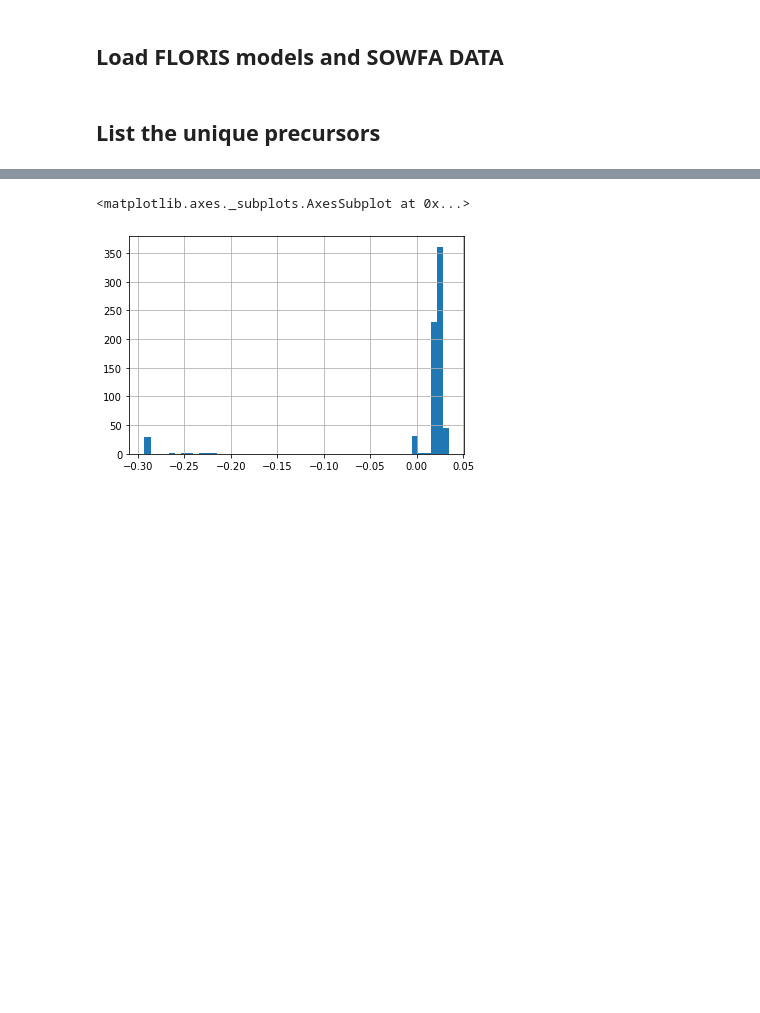
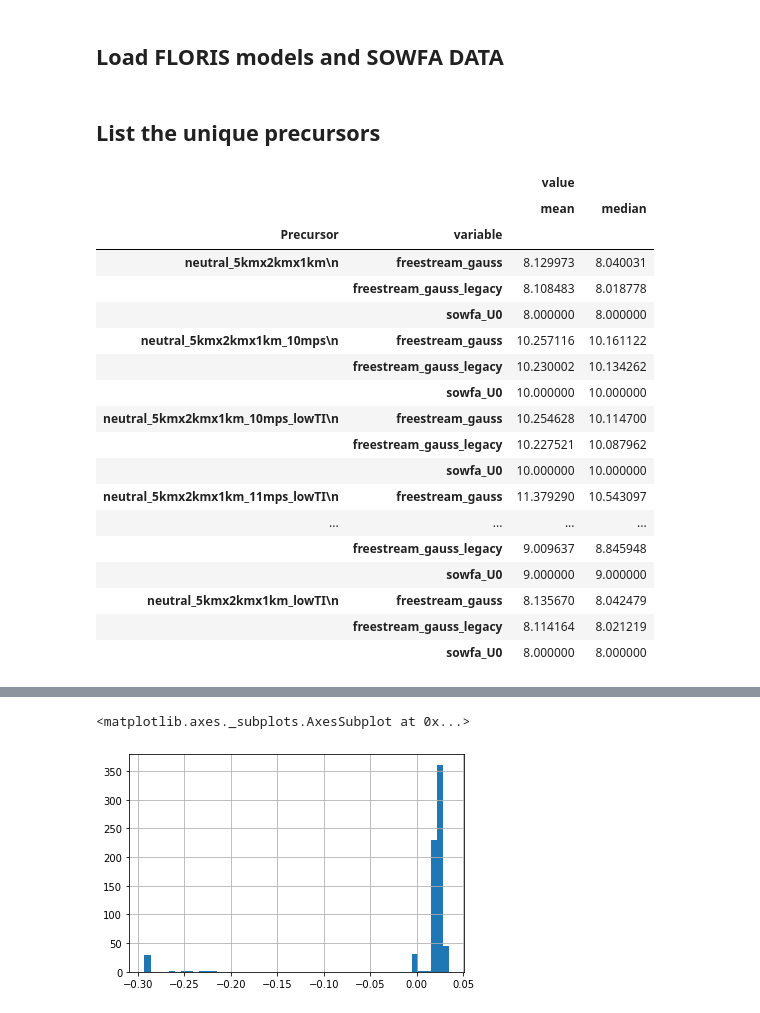
Before and after one commit to NREL/floris, a Jupyter notebook: examples_new/sowfa_tune/a_04_assign_free_stream_ws_and_ti.ipynb, the cells around one changed output, grey strips where cells are left out. Drawn from its saved outputs; the diff is of its cells as text; code cells hidden in the pictures; blank space fills up the shorter version.

```diff
--- a/examples_new/sowfa_tune/a_04_assign_free_stream_ws_and_ti.ipynb
+++ b/examples_new/sowfa_tune/a_04_assign_free_stream_ws_and_ti.ipynb
@@ -54,6 +54,33 @@ for floris_key in fi_dict:
     # Assign into the dataframe
     freestream_name = 'freestream_' + floris_label
     df[freestream_name] = free_stream_ws
+# %%
+# Check assigned speeds
+df.head()
+df_sub = df[['sowfa_U0','Precursor','freestream_gauss_legacy','freestream_gauss']]
+df_sub = pd.melt(df_sub,id_vars='Precursor').groupby(['Precursor','variable']).agg([np.mean,np.median])
+
+df_sub
+# %% [output]
+|  |  | value |  |
+|  |  | mean | median |
+| Precursor | variable |  |  |
+| neutral_5kmx2kmx1km\n | freestream_gauss | 8.129973 | 8.040031 |
+|  | freestream_gauss_legacy | 8.108483 | 8.018778 |
+|  | sowfa_U0 | 8.000000 | 8.000000 |
+| neutral_5kmx2kmx1km_10mps\n | freestream_gauss | 10.257116 | 10.161122 |
+|  | freestream_gauss_legacy | 10.230002 | 10.134262 |
+|  | sowfa_U0 | 10.000000 | 10.000000 |
+| neutral_5kmx2kmx1km_10mps_lowTI\n | freestream_gauss | 10.254628 | 10.114700 |
+|  | freestream_gauss_legacy | 10.227521 | 10.087962 |
+|  | sowfa_U0 | 10.000000 | 10.000000 |
+| neutral_5kmx2kmx1km_11mps_lowTI\n | freestream_gauss | 11.379290 | 10.543097 |
+| ... | ... | ... | ... |
+|  | freestream_gauss_legacy | 9.009637 | 8.845948 |
+|  | sowfa_U0 | 9.000000 | 9.000000 |
+| neutral_5kmx2kmx1km_lowTI\n | freestream_gauss | 8.135670 | 8.042479 |
+|  | freestream_gauss_legacy | 8.114164 | 8.021219 |
+|  | sowfa_U0 | 8.000000 | 8.000000 |
 # %%
 ## Assign free-stream TI directly without referecnce to floris model
 free_stream_ti = []
```
Also changed, not shown: parts of 6 cells of this notebook, 4 other files.
